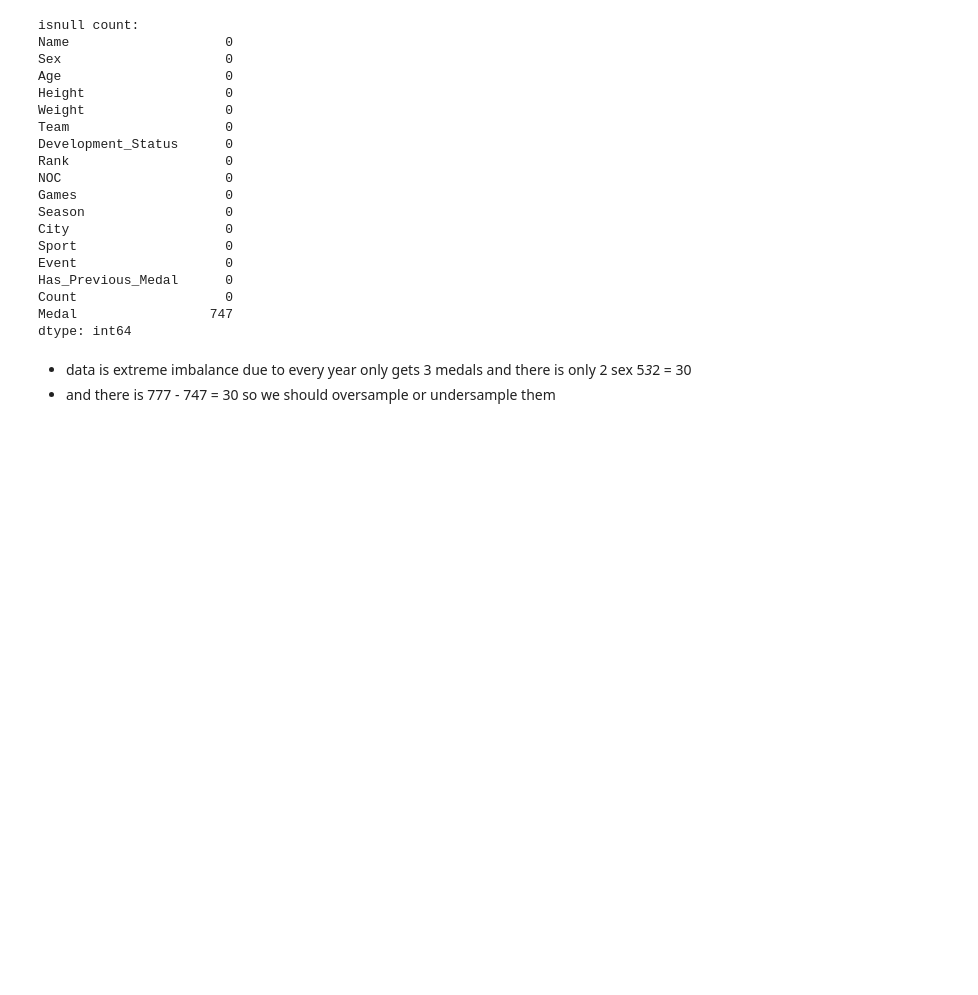
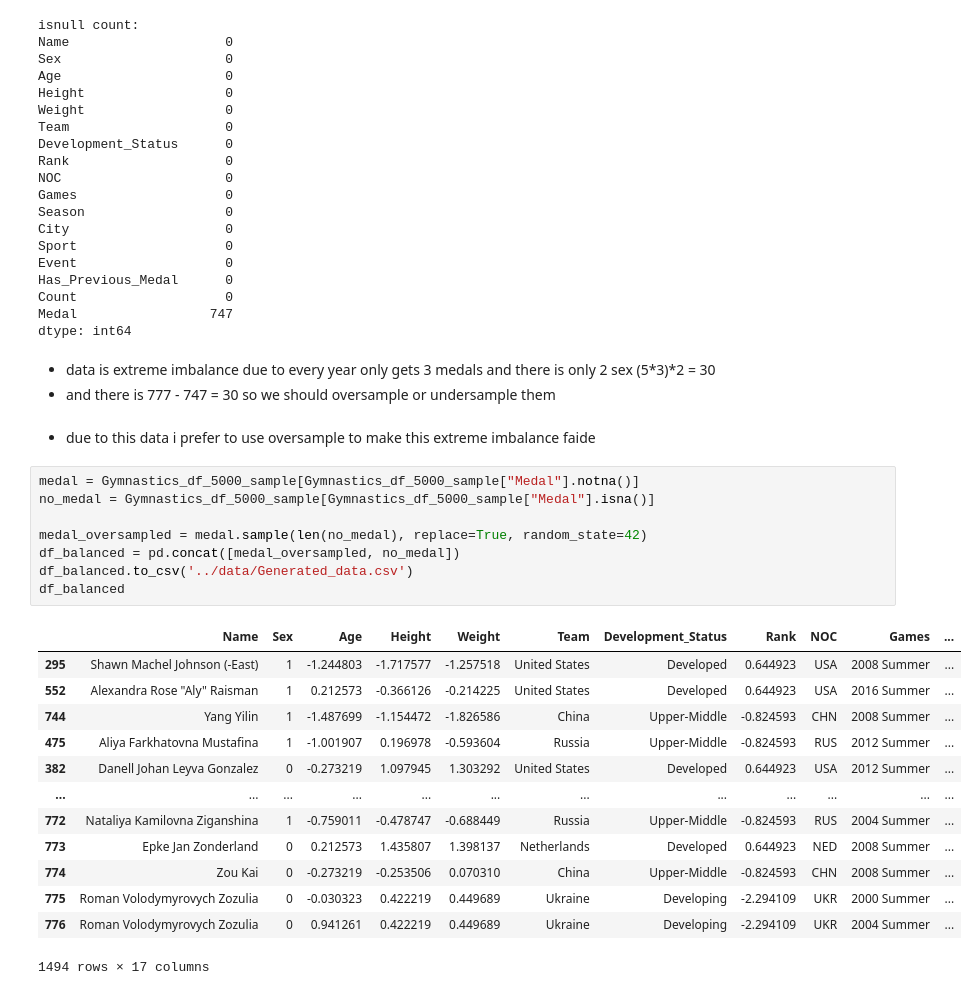
Before and after one commit to amiramiriani/ML_TEST, a Jupyter notebook: code/Untitled.ipynb, the cells around one changed output. Drawn from its saved outputs; the diff is of its cells as text; blank space fills up the shorter version.

Commit message:
oversampling data cause of imbalance

```diff
--- a/code/Untitled.ipynb
+++ b/code/Untitled.ipynb
@@ -221,5 +221,29 @@ Count                   0
 Medal                 747
 dtype: int64
 # %% [markdown]
-- data is extreme imbalance due to every year only gets 3 medals and there is only 2 sex 5*3*2 = 30
+- data is extreme imbalance due to every year only gets 3 medals and there is only 2 sex (5*3)*2 = 30
 - and there is 777 - 747 = 30 so we should oversample or undersample them
+# %% [markdown]
+- due to this data i prefer to use oversample to make this extreme imbalance faide
+# %%
+medal = Gymnastics_df_5000_sample[Gymnastics_df_5000_sample["Medal"].notna()]
+no_medal = Gymnastics_df_5000_sample[Gymnastics_df_5000_sample["Medal"].isna()]
+
+medal_oversampled = medal.sample(len(no_medal), replace=True, random_state=42)
+df_balanced = pd.concat([medal_oversampled, no_medal])
+df_balanced.to_csv('../data/Generated_data.csv')
+df_balanced
+# %% [output]
+|  | Name | Sex | Age | Height | Weight | Team | Development_Status | Rank | NOC | Games | ... |
+| 295 | Shawn Machel Johnson (-East) | 1 | -1.244803 | -1.717577 | -1.257518 | United States | Developed | 0.644923 | USA | 2008 Summer | ... |
+| 552 | Alexandra Rose "Aly" Raisman | 1 | 0.212573 | -0.366126 | -0.214225 | United States | Developed | 0.644923 | USA | 2016 Summer | ... |
+| 744 | Yang Yilin | 1 | -1.487699 | -1.154472 | -1.826586 | China | Upper-Middle | -0.824593 | CHN | 2008 Summer | ... |
+| 475 | Aliya Farkhatovna Mustafina | 1 | -1.001907 | 0.196978 | -0.593604 | Russia | Upper-Middle | -0.824593 | RUS | 2012 Summer | ... |
+| 382 | Danell Johan Leyva Gonzalez | 0 | -0.273219 | 1.097945 | 1.303292 | United States | Developed | 0.644923 | USA | 2012 Summer | ... |
+| ... | ... | ... | ... | ... | ... | ... | ... | ... | ... | ... | ... |
+| 772 | Nataliya Kamilovna Ziganshina | 1 | -0.759011 | -0.478747 | -0.688449 | Russia | Upper-Middle | -0.824593 | RUS | 2004 Summer | ... |
+| 773 | Epke Jan Zonderland | 0 | 0.212573 | 1.435807 | 1.398137 | Netherlands | Developed | 0.644923 | NED | 2008 Summer | ... |
+| 774 | Zou Kai | 0 | -0.273219 | -0.253506 | 0.070310 | China | Upper-Middle | -0.824593 | CHN | 2008 Summer | ... |
+| 775 | Roman Volodymyrovych Zozulia | 0 | -0.030323 | 0.422219 | 0.449689 | Ukraine | Developing | -2.294109 | UKR | 2000 Summer | ... |
+| 776 | Roman Volodymyrovych Zozulia | 0 | 0.941261 | 0.422219 | 0.449689 | Ukraine | Developing | -2.294109 | UKR | 2004 Summer | ... |
+1494 rows × 17 columns
```
Also changed, not shown: 1 other file.
